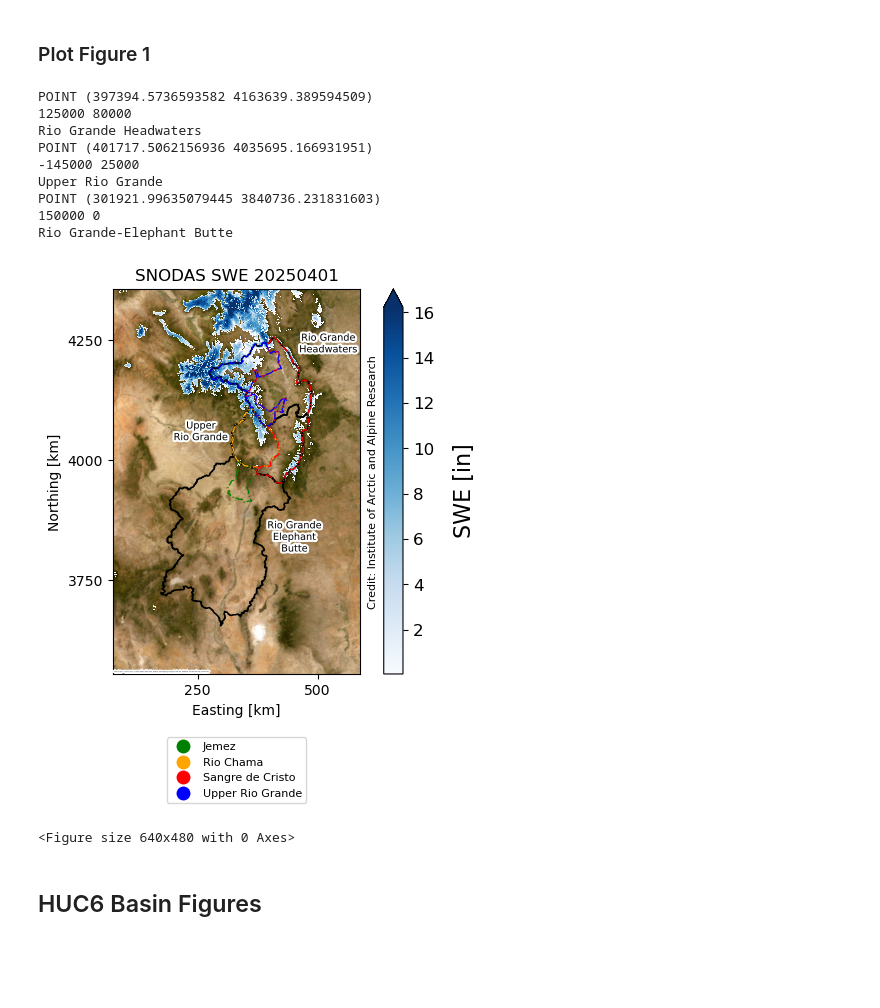
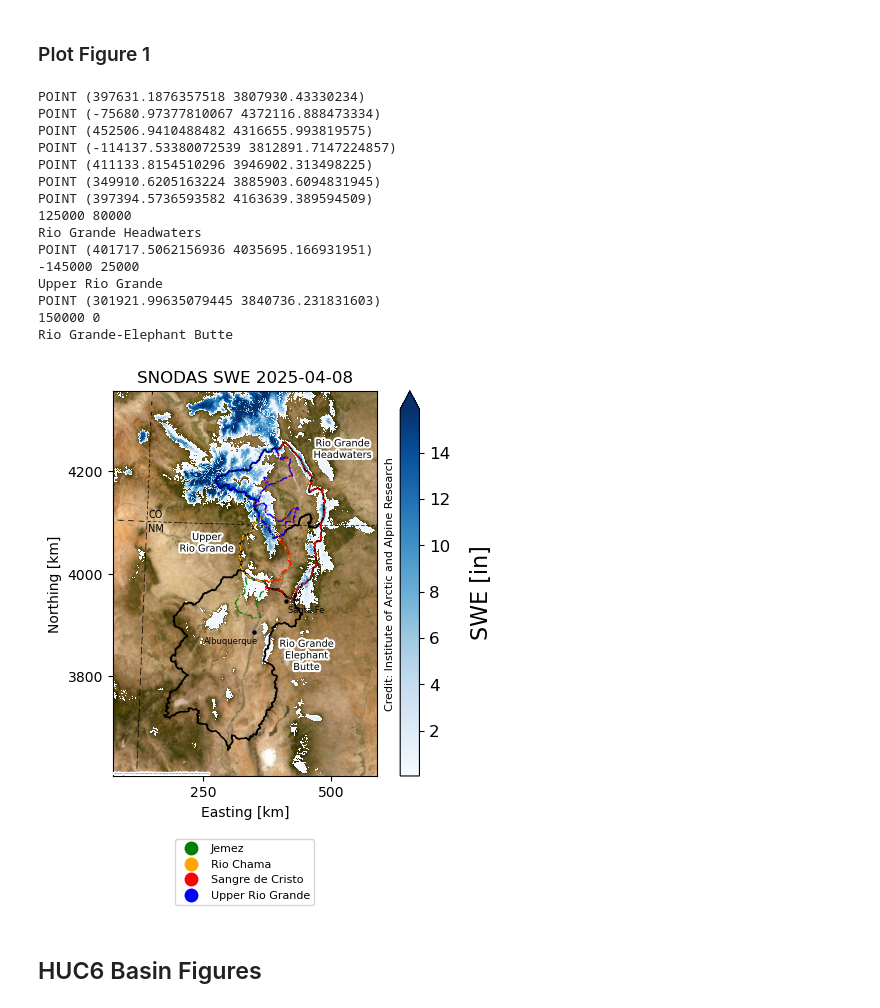
Before and after one commit to max-gersh/SWE-Evaluation-Tool, a Jupyter notebook: logan/plot_snodas.ipynb, the cells around one changed output. Drawn from its saved outputs; the diff is of its cells as text; code cells hidden in the pictures; blank space fills up the shorter version.

```diff
--- a/logan/plot_snodas.ipynb
+++ b/logan/plot_snodas.ipynb
@@ -20,8 +21,9 @@ from datetime import datetime
 ## Set date for plotting
 # %%
 ## set date
-date = "20250401" # for manual date setting
+date = "20250408" # for manual date setting
 #date = datetime.today().strftime('%Y%m%d') # get today's date
+formatted_date = datetime.strptime(date, "%Y%m%d").strftime("%Y-%m-%d")
 
 ## get date of last report
 date_pattern = re.compile(r"(\d{8})") # date format in filename
@@ -32,5 +34,6 @@ filename_lastreport = max(
     key=lambda f: datetime.strptime(date_pattern.search(f).group(1), "%Y%m%d")
 )
 date_lastreport = re.search(date_pattern, filename_lastreport).group(1)
+formatted_date_lastreport = datetime.strptime(date_lastreport, "%Y%m%d").strftime("%Y-%m-%d")
 filename_lastreport
 # %% [output]
@@ -50,7 +53,19 @@ huc8 = huc8.drop(huc8.index[72])
 #huc6_viz = huc6.loc[huc6['Name'].isin(['Rio Grande Headwaters','Upper Rio Grande','Rio Grande-Elephant Butte'])]
 OSE = gpd.read_file("../data/Shapefiles/OSE_Basin_Designations/SubBasins_Dissolve.shp").to_crs('epsg:26913')
 
-## select first 3 rows
+## state boundaries shapefile
+state_boundaries = gpd.read_file("../data/Shapefiles/cb_2018_us_state_20m/cb_2018_us_state_20m.shp").to_crs('epsg:26913')
+state_boundaries = state_boundaries[state_boundaries['NAME'].isin(['Arizona', 'Colorado', 'New Mexico', 'Utah'])].reset_index()
+
+## New Mexico cities shapefiles
+nm_cities = gpd.read_file("../data/Shapefiles/tl_2024_35_place/tl_2024_35_place.shp")
+geometry = [Point(xy) for xy in zip(nm_cities['INTPTLON'], nm_cities['INTPTLAT'])]
+#crs = {'init': 'epsg:26913'}
+nm_cities = gpd.GeoDataFrame(nm_cities, crs='EPSG:4326', geometry=geometry)
+nm_cities = nm_cities.to_crs('epsg:26913')
+nm_cities = nm_cities[nm_cities['NAME'].isin(['Albuquerque', 'Santa Fe'])].reset_index()
+
+## HUC6 polygons
 huc6_polys = ['Rio Grande Headwaters', 'Upper Rio Grande',
        'Rio Grande-Elephant Butte']
 huc6 = huc6[huc6['Name'].isin(huc6_polys)]
@@ -99,8 +120,9 @@ huc8['Region'] = region
 # %%
 bounds = huc6.total_bounds
 xpad = 100000
-ypad = 100000
-bounds_padded = [bounds[0]-xpad, bounds[1]-ypad, bounds[2]+xpad, bounds[3]+ypad]
+ypad_top = 100000
+ypad_bottom = 50000
+bounds_padded = [bounds[0]-xpad, bounds[1]-ypad_bottom, bounds[2]+xpad, bounds[3]+ypad_top]
 clipped_data = snodas_utm.where(snodas_utm>=0).rio.clip_box(*bounds_padded) / 1000 * 3.2808 * 12 # convert to inches
 clipped_data = clipped_data.where(clipped_data != 0, np.nan)
 
@@ -124,8 +146,38 @@ cbar.ax.tick_params(labelsize=12)
 #source = cx.providers.Esri.WorldImagery
 cx.add_basemap(ax, crs=clipped_data.rio.crs, source = cx.providers.Esri.WorldImagery,
                attribution_size=0)
-#cx.add_basemap(ax, crs=clipped_data.rio.crs)
-#plt.colorbar(label='SWE (mm)')
+state_boundaries.plot(color = 'None',
+                      edgecolor='black',
+                      linewidth=0.5,
+                      ax=ax,
+                      linestyle=(0, (5, 10)))
+## add state labels
+dx_state = [-240000, 0, -295000, 0]
+dy_state = [280000, 0, -200000, 0]
+for idx, row in state_boundaries.iterrows():
+    label_text = row["STUSPS"]
+    if label_text in ["UT", "AZ"]:
+        label_text = ""
+
+    centroid = row.geometry.centroid
+    print(centroid)
+    ax.text(centroid.x + dx_state[idx], centroid.y + dy_state[idx], label_text, #row["Name"],
+            fontsize=7, color="black", ha="center", va="center")
+
+## add ABQ and Santa Fe
+nm_cities.plot(ax=ax, marker='o', markersize=5, color='black')
+dx_city = [40000, -45000]
+dy_city = [-17500, -17500]
+#label_text = ['Santa Fe', 'ABQ']
+for idx, row in nm_cities.iterrows():
+    label_text = row["NAME"]
+
+    centroid = row.geometry
+    print(centroid)
+    ax.text(centroid.x + dx_city[idx], centroid.y + dy_city[idx], label_text,
+            fontsize=6, color="black", ha="center", va="center")
+
+## add huc6 polygons
 huc6.plot(color='None',
                     edgecolor='black',
                     linewidth=1.1,
@@ -140,12 +192,9 @@ for idx, row in huc6.iterrows():
     #label_text = row["Name"].replace(" ", "\n")
 
     centroid = row.geometry.centroid
-    print(centroid)
     ax.text(centroid.x + dx[idx], centroid.y + dy[idx], label_text[idx], #row["Name"],
             fontsize=7, color="black", ha="center", va="center",
             path_effects=[PathEffects.withStroke(linewidth=3, foreground="white")])
-    print(dx[idx], dy[idx])
-    print(row['Name'])
 
 ## plot with outlined polygons
 ## dotted lines so overlapping boundaries are visible
@@ -163,38 +212,43 @@ OSE.plot(column='SubBasin',
          linestyle="-.")
 
 
 m2km = lambda x, _: f'{x/1000:g}'
 ax.xaxis.set_major_formatter(m2km)
 ax.yaxis.set_major_formatter(m2km)
 ax.locator_params(axis="x", nbins=2)
 ax.locator_params(axis="y", nbins=4)
 #ax.ticklabel_format(style='sci', axis='x', scilimits=(0,0))
 ax.set_xlabel('Easting [km]')
 ax.set_ylabel('Northing [km]')
-ax.set_title('SNODAS SWE ' + date)
+ax.set_title(f'SNODAS SWE {formatted_date}')
 
 ax.text(1.05, 0.5, 'Credit: Institute of Arctic and Alpine Research', rotation=90,
         va='center', ha='center', transform=ax.transAxes, fontsize=8)
 
 legend = ax.get_legend()
 if legend:
     legend.set_bbox_to_anchor((0.5, -0.25)) # move legend below plot
     legend.set_loc("center")
 
-plt.show()
-plt.savefig('../reports/figures/figure1_20250401.pdf', dpi=300)
+#plt.show()
+plt.savefig(f'../reports/figures/figure1_swe_{date}.png', dpi=300, bbox_inches='tight')
 # %% [output]
+POINT (397631.1876357518 3807930.43330234)
+POINT (-75680.97377810067 4372116.888473334)
+POINT (452506.9410488482 4316655.993819575)
+POINT (-114137.53380072539 3812891.7147224857)
+POINT (411133.8154510296 3946902.313498225)
+POINT (349910.6205163224 3885903.6094831945)
 POINT (397394.5736593582 4163639.389594509)
 125000 80000
 Rio Grande Headwaters
 POINT (401717.5062156936 4035695.166931951)
 -145000 25000
 Upper Rio Grande
 POINT (301921.99635079445 3840736.231831603)
 150000 0
 Rio Grande-Elephant Butte
-[figure, old version]
+[figure, new version]
-<Figure size 640x480 with 0 Axes>
 # %% [markdown]
 ## HUC6 Basin Figures
 # %%
```
Also changed, not shown: parts of 10 cells of this notebook, 2 other files.
